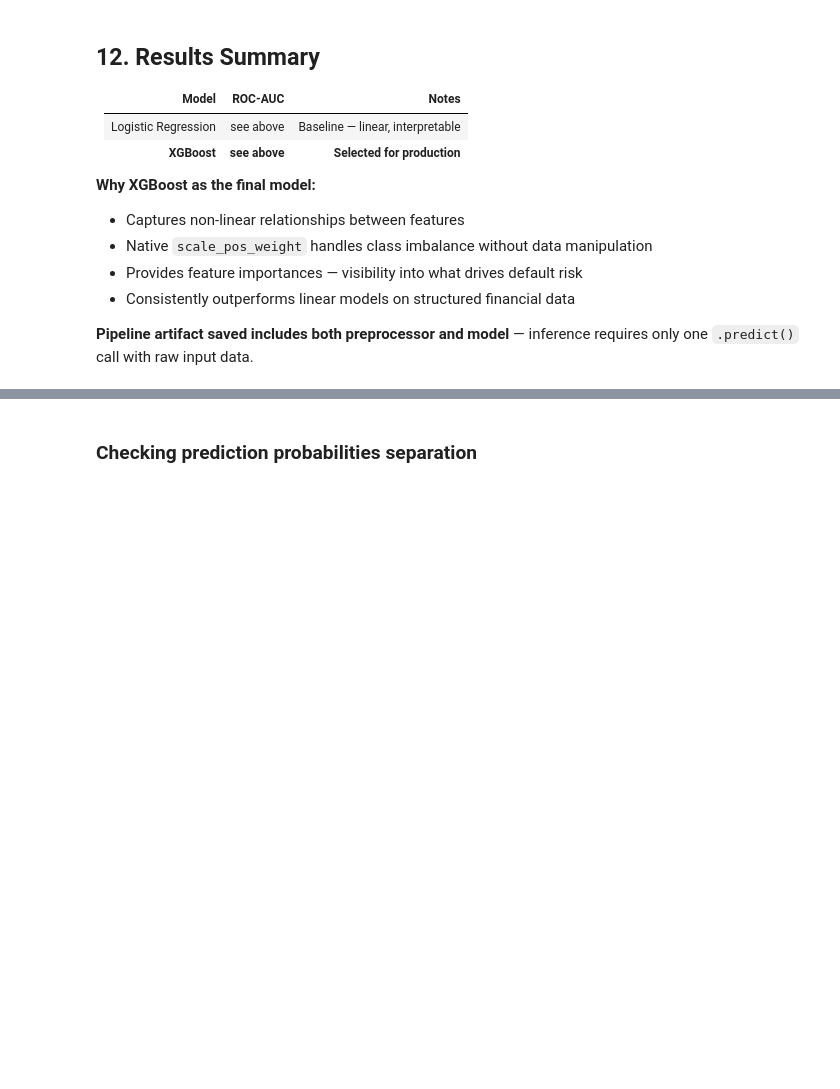
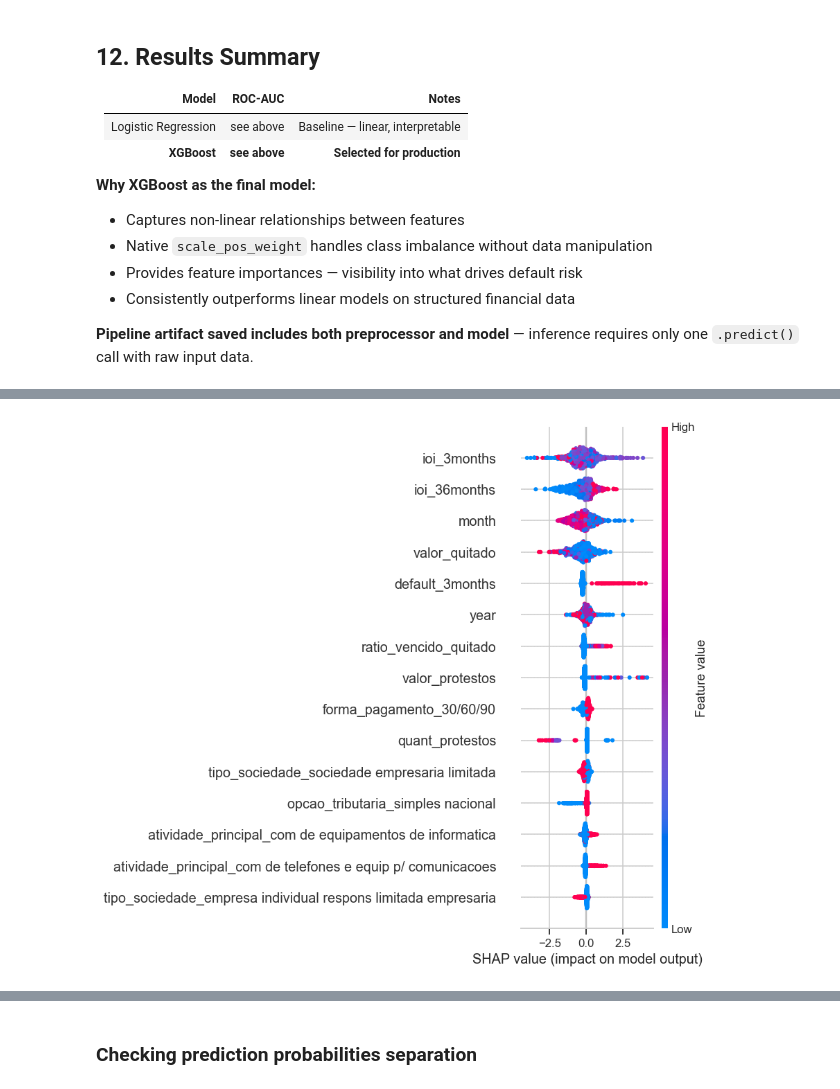
Before and after one commit to mikael-vestri/ML-default-prediction, a Jupyter notebook: notebooks/02_modeling.ipynb, the cells around one changed output, grey strips where cells are left out. Saved outputs shown, nothing was run; the diff lists cells and outputs as text; code cells hidden in the pictures; blank space fills up the shorter version.

```diff
--- a/notebooks/02_modeling.ipynb
+++ b/notebooks/02_modeling.ipynb
@@ -459,0 +516,11 @@ Tuned pipeline saved → ..\models\pipeline_xgb_tuned.joblib
+# %%
+shap.summary_plot(
+    shap_values,
+    X_sample,
+    feature_names=selected_feature_names,
+    plot_type='dot',
+    max_display=15,
+    show=True
+)
+# %% [output]
+[figure, added]
```
Also changed, not shown: parts of 9 cells of this notebook, 2 other files.
